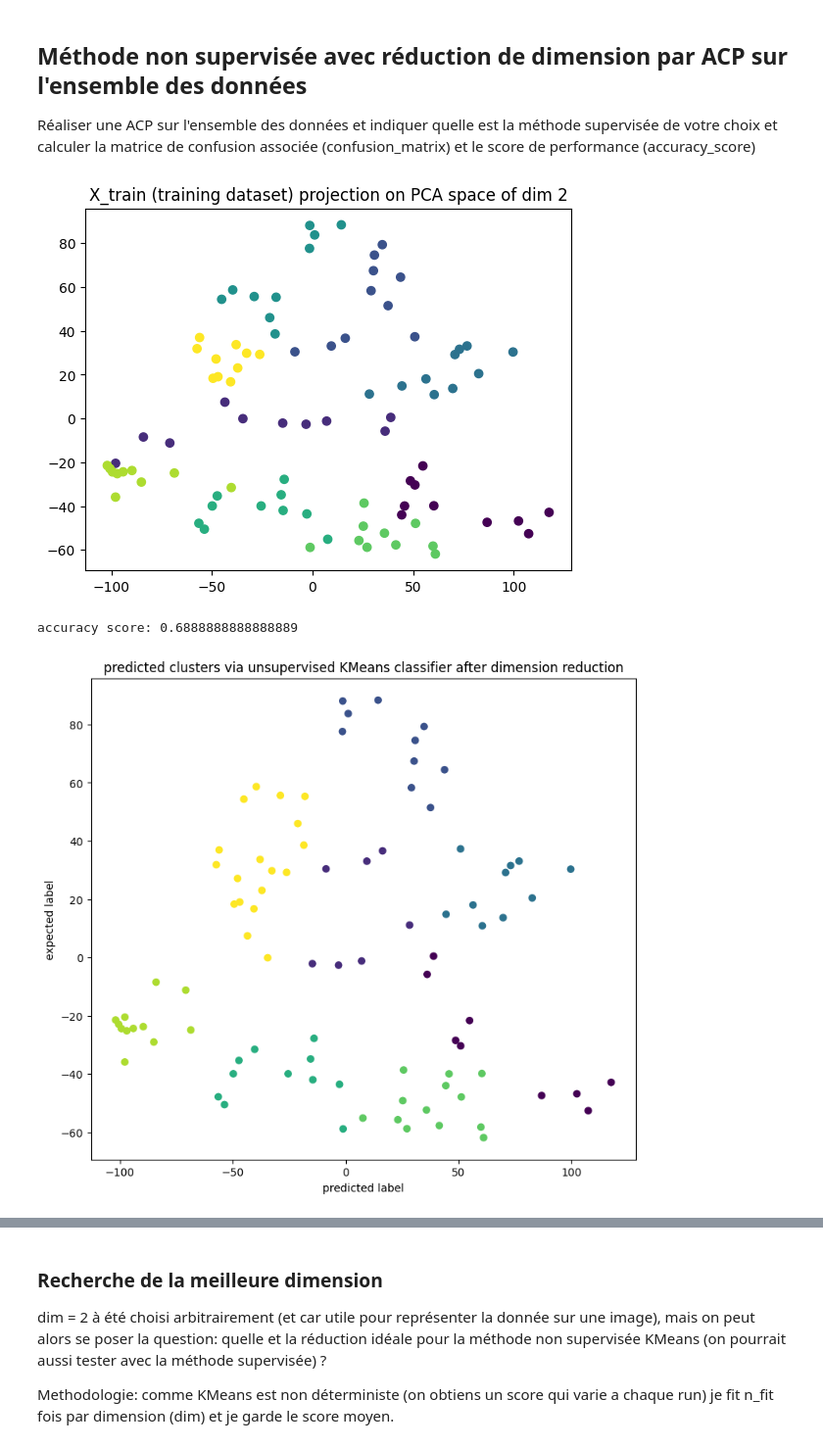
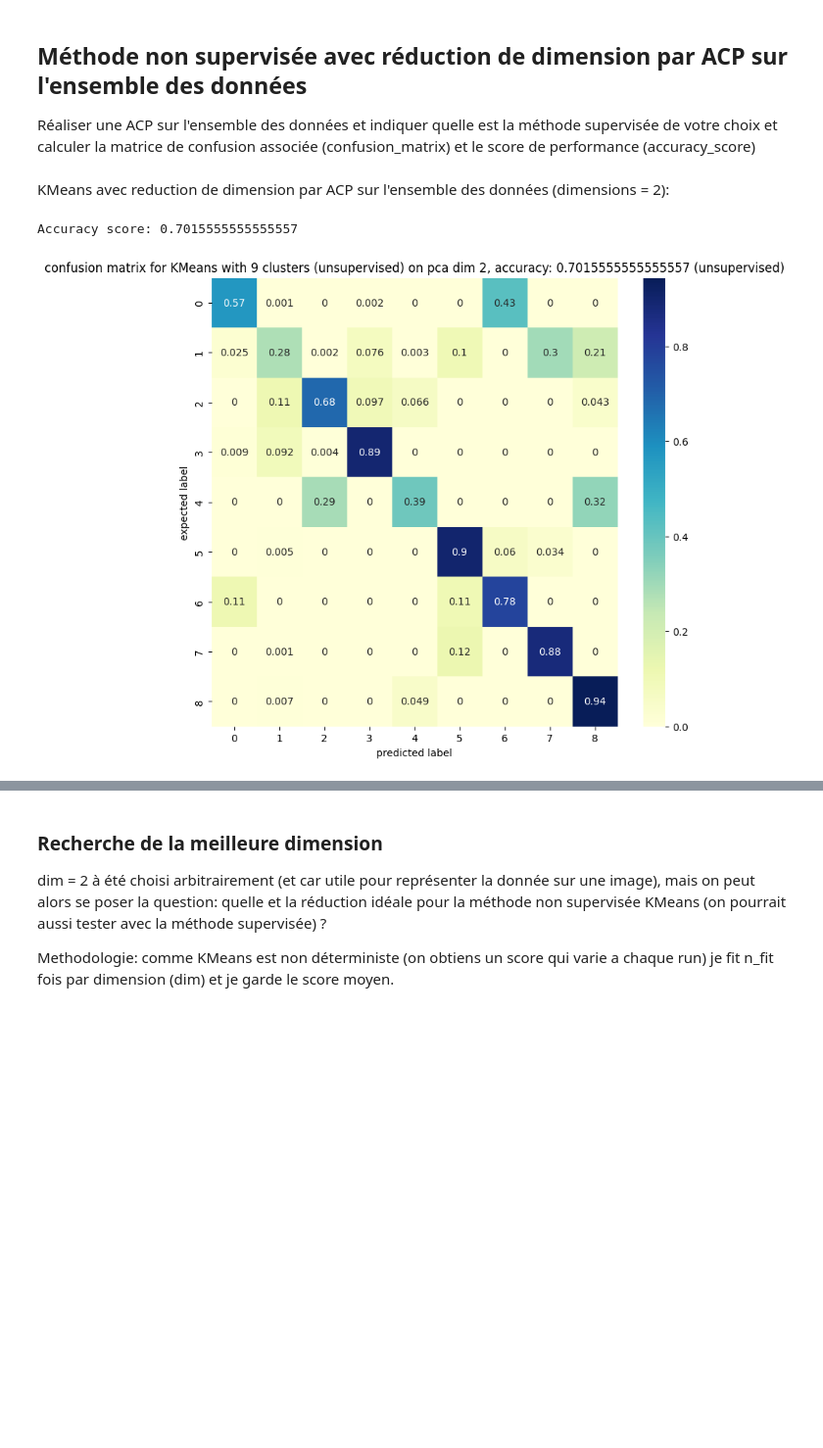
Before and after one commit to nohehf/classphoneme, a Jupyter notebook: Projet_Phonemes.ipynb, the cells around one changed output, grey strips where cells are left out. Shown: that part at 98% size. Drawn from its saved outputs; the diff is of its cells as text; code cells hidden in the pictures; blank space fills up the shorter version.

```diff
--- a/Projet_Phonemes.ipynb
+++ b/Projet_Phonemes.ipynb
@@ -100,8 +100,11 @@ Label 8 correspond à  u : 10 enregistrements
 # Séparation de l'ensemble de données en Base d'apprentissage et base de test
 from sklearn.model_selection import train_test_split
 
-X_train, X_test, y_train, y_test = train_test_split(DataMFCC, label, random_state=42,test_size=0.2)
+def split_data(DataMFCC, label):
+    X_train, X_test, y_train, y_test = train_test_split(DataMFCC, label, random_state=42,test_size=0.2)
+    return X_train, X_test, y_train, y_test
 
+X_train, X_test, y_train, y_test = split_data(DataMFCC, label)
 print('Dimension Base d apprentissage :', X_train.shape)
 print('Dimension Base de test :', X_test.shape)
 # %% [output]
@@ -346,47 +334,20 @@ accuracy score: 0.8333333333333334
 ## Méthode non supervisée avec réduction de dimension par ACP sur l'ensemble des données
 
 Réaliser une ACP sur l'ensemble des données et indiquer quelle est la méthode supervisée de votre choix et calculer la matrice de confusion associée (confusion_matrix) et le score de performance (accuracy_score)
+# %% [markdown]
+KMeans avec reduction de dimension par ACP sur l'ensemble des données (dimensions = 2):
 # %%
-from sklearn.decomposition import PCA
-dim=2
-pca = PCA(dim)
-Data_projection = pca.fit_transform(DataMFCC)
-plt.scatter(Data_projection[:, 0], Data_projection[:, 1],marker='o', c=label)
-plt.title(f"X_train (training dataset) projection on PCA space of dim {dim}")
-plt.show()
+# https://scikit-learn.org/stable/modules/naive_bayes.html
+# On choisit gaussian plutot que multinomial car la donnée est discrete (multinomial est adapté a compter des occurences par ex)
+from sklearn.cluster import KMeans
 
+# On cree autant de clusters que de labels (9), on pourrait virtuellement augmenter le score en augmentant le nombre de clusters mais cela n'aurait pas de sens
+n_clusters = len(Nomlabel)
 classifier = KMeans(n_clusters=n_clusters)
-# On fit sur l'intégralité de la data projetée (non supervisé)
-y_predicted = classifier.fit_predict(Data_projection)
-
-# On associe les clusters k_means au labels (de façon a maximiser l'accuracy)
-y_predicted_labelized = correspondance(y_predicted, label)
-
-# on compare les predictions avec le jeu de test
-score = accuracy_score(label, y_predicted_labelized)
-print(f"accuracy score: {score}")
-
-# Affichage des clusters
-# Peu représentatif car en 2D, sur les deux premiers MFCC, on en extrait 13 en réalité
-plt.figure(figsize=(9, 8))
-plt.scatter(Data_projection[:, 0], Data_projection[:, 1], c=y_predicted_labelized)
-plt.title("predicted clusters via unsupervised KMeans classifier after dimension reduction")
-plt.ylabel("expected label")
-plt.xlabel("predicted label")
-
-# Confusion matrix
-cm = confusion_matrix(y_true=label, y_pred=y_predicted_labelized)
-plt.figure(figsize=(9, 8))
-sns.heatmap(cm, annot=True, cmap="YlGnBu")
-plt.title('confusion matrix for unsupervised KMeans classifier after dimension reduction')
-plt.ylabel("expected label")
-plt.xlabel("predicted label")
-
-X_test_projection=pca.transform(X_test)
-y_predicted = classifier.predict(X_test_projection)
-
-cm_sum_ponderate_sum += cm / cm.size
+# On fit sur l'intégralité de la data (non supervisé)
+score, cm = run_unsupervised_classifier_n_times(classifier, pca_data)
+display_unsupervised_results(score, cm, f"KMeans with {n_clusters} clusters (unsupervised) on pca dim 2")
+add_to_global_confusion_matrix(cm)
 # %% [output]
+Accuracy score: 0.7015555555555557
-[figure, old version]
+[figure, new version]
-accuracy score: 0.6888888888888889
-[figure, removed]
```
Also changed, not shown: parts of 26 cells of this notebook.
